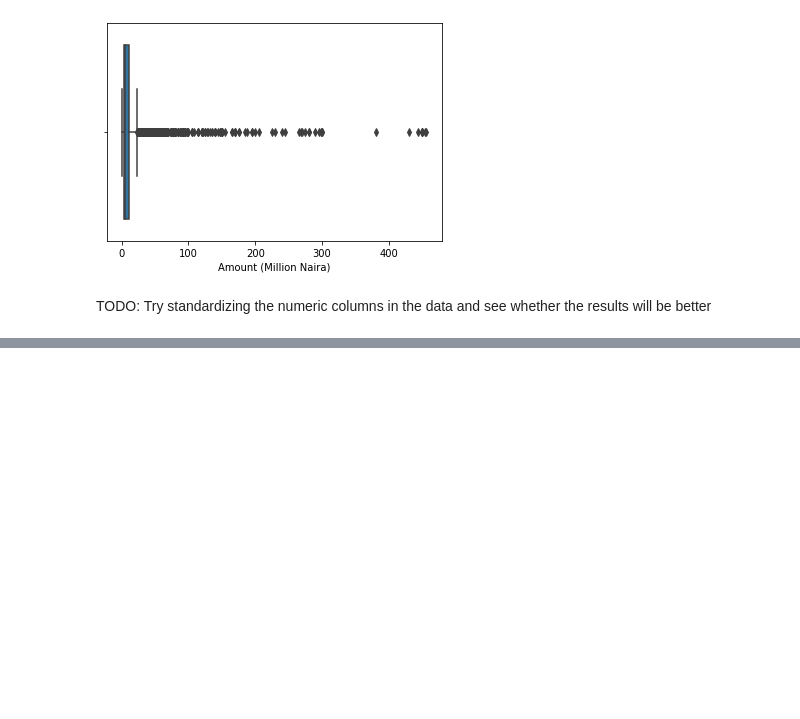
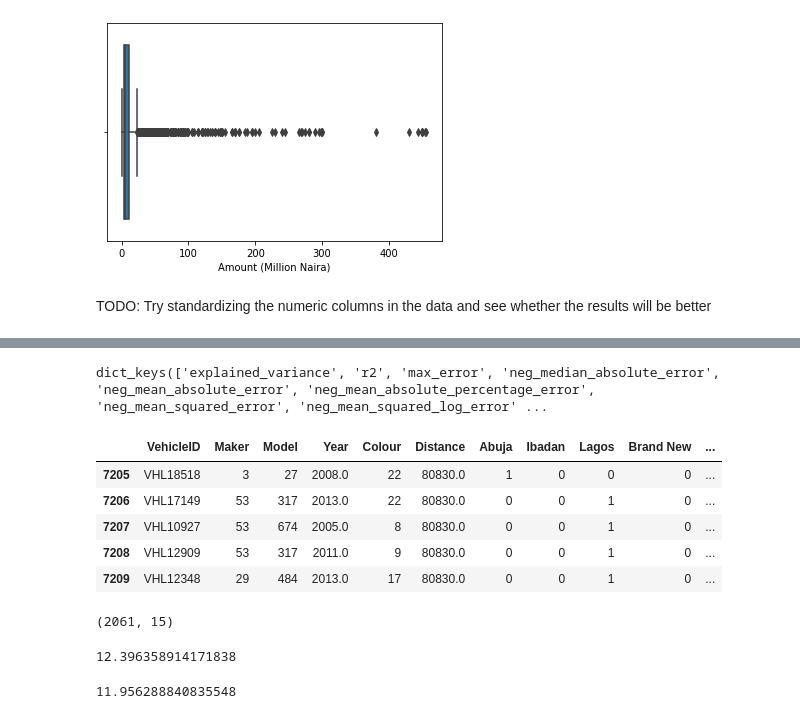
Before and after one commit to eskayML/Free-ai-classes-2022, a Jupyter notebook: Note_2_.ipynb, the cells around one changed output, grey strips where cells are left out. Cells and saved outputs as stored; diff of their text form; code cells hidden in the pictures; blank space fills up the shorter version.

```diff
--- a/Note_2_.ipynb
+++ b/Note_2_.ipynb
@@ -202,0 +200,33 @@ for name, est in models_to_use.items():
+# %%
+import sklearn
+sklearn.metrics.SCORERS.keys()
+# %% [output]
+dict_keys(['explained_variance', 'r2', 'max_error', 'neg_median_absolute_error', 'neg_mean_absolute_error', 'neg_mean_absolute_percentage_error', 'neg_mean_squared_error', 'neg_mean_squared_log_error' ...
+# %%
+test.head()
+# %% [output]
+|  | VehicleID | Maker | Model | Year | Colour | Distance | Abuja | Ibadan | Lagos | Brand New | ... |
+| 7205 | VHL18518 | 3 | 27 | 2008.0 | 22 | 80830.0 | 1 | 0 | 0 | 0 | ... |
+| 7206 | VHL17149 | 53 | 317 | 2013.0 | 22 | 80830.0 | 0 | 0 | 1 | 0 | ... |
+| 7207 | VHL10927 | 53 | 674 | 2005.0 | 8 | 80830.0 | 0 | 0 | 1 | 0 | ... |
+| 7208 | VHL12909 | 53 | 317 | 2011.0 | 9 | 80830.0 | 0 | 0 | 1 | 0 | ... |
+| 7209 | VHL12348 | 29 | 484 | 2013.0 | 17 | 80830.0 | 0 | 0 | 1 | 0 | ... |
+# %%
+test.shape
+# %% [output]
+(2061, 15)
+# %%
+gbdt = HistGradientBoostingRegressor(random_state=0)
+gbdt.fit(X_train, y_train)
+gbdt_preds = gbdt.predict(X_valid)
+rmse(gbdt_preds)
+# %% [output]
+12.396358914171838
+# %%
+
+rf = RandomForestRegressor(random_state=0)
+rf.fit(X_train,y_train)
+rfpreds = rf.predict(X_valid)
+rmse(rfpreds)
+# %% [output]
+11.956288840835548
```
Also changed, not shown: parts of 38 cells of this notebook, 2 other files.
